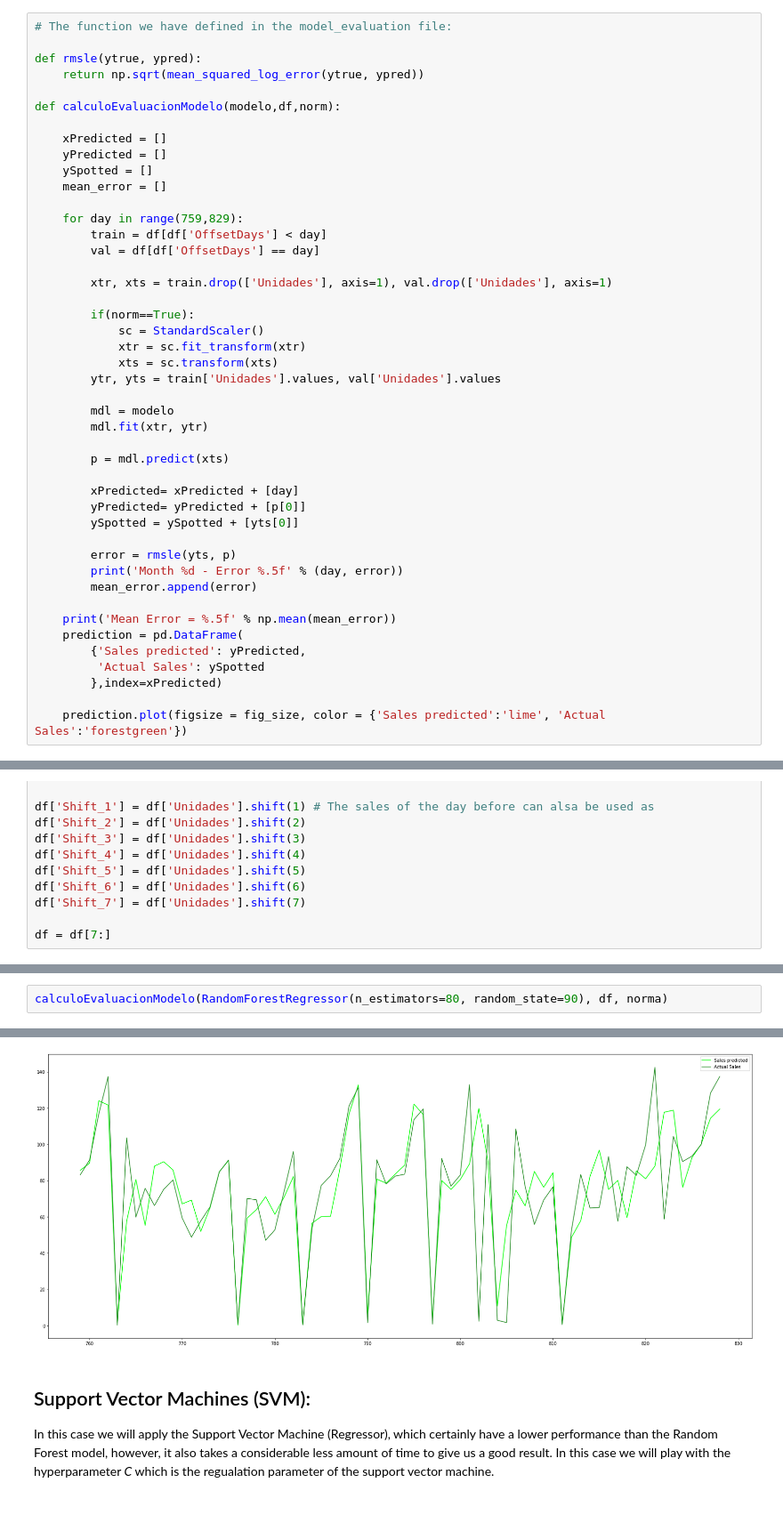
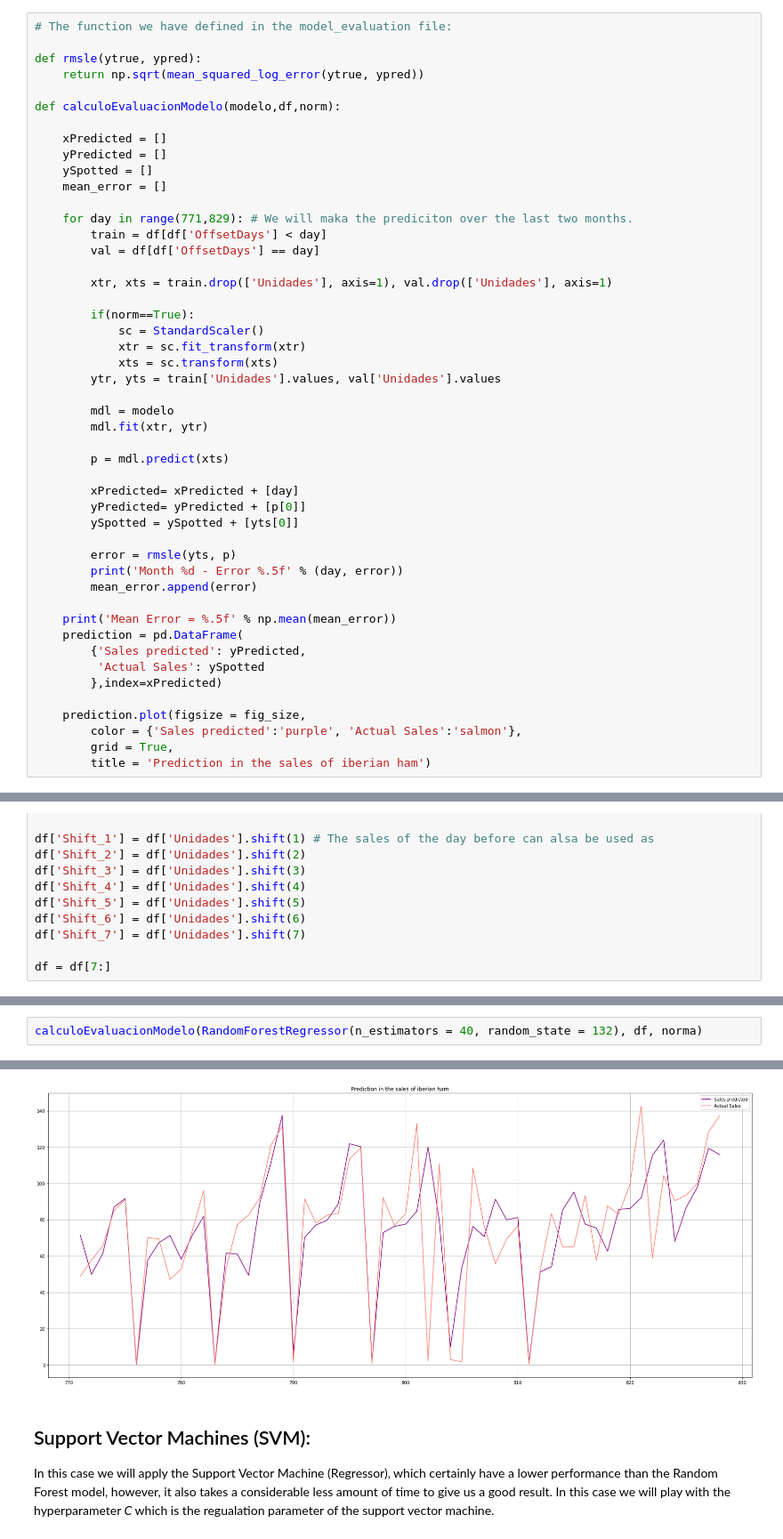
Before and after one commit to mateoricio/forecasting_retail_sales_PA, a Jupyter notebook: forcasting_retail_sales.ipynb, the cells around one changed output, grey strips where cells are left out. Shown at 89% size. Cells and saved outputs as stored; diff of their text form; blank space fills up the shorter version.

Commit message:
Fixing colors and texts.

```diff
--- a/forcasting_retail_sales.ipynb
+++ b/forcasting_retail_sales.ipynb
@@ -33,7 +33,7 @@ def calculoEvaluacionModelo(modelo,df,norm):
     ySpotted = []
     mean_error = []
 
-    for day in range(759,829):
+    for day in range(771,829): # We will maka the prediciton over the last two months.
         train = df[df['OffsetDays'] < day]
         val = df[df['OffsetDays'] == day]
 
@@ -64,4 +64,7 @@ def calculoEvaluacionModelo(modelo,df,norm):
          'Actual Sales': ySpotted
         },index=xPredicted)
 
-    prediction.plot(figsize = fig_size, color = {'Sales predicted':'lime', 'Actual Sales':'forestgreen'})
+    prediction.plot(figsize = fig_size,
+        color = {'Sales predicted':'purple', 'Actual Sales':'salmon'},
+        grid = True,
+        title = 'Prediction in the sales of iberian ham')
@@ -180,3 +168,3 @@ In order to have a nice performance of the model we will modifiy the default hyp
 # %%
-calculoEvaluacionModelo(RandomForestRegressor(n_estimators=80, random_state=90), df, norma)
+calculoEvaluacionModelo(RandomForestRegressor(n_estimators = 40, random_state = 132), df, norma)
 # %% [output]
@@ -200,4 +188,4 @@ Mean Error = 0.31021
-[figure, old version]
+[figure, new version]
 # %% [markdown]
 ## Support Vector Machines (SVM):
 
```
Also changed, not shown: parts of 7 cells of this notebook, 2 other files.
